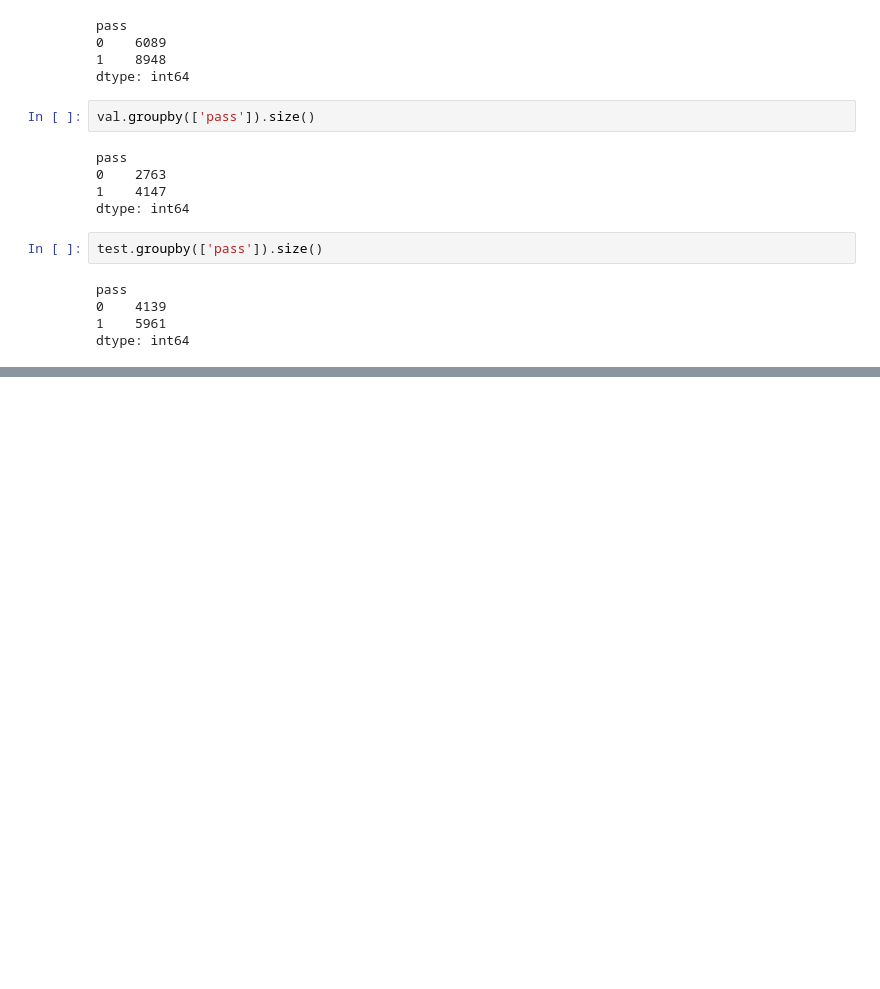
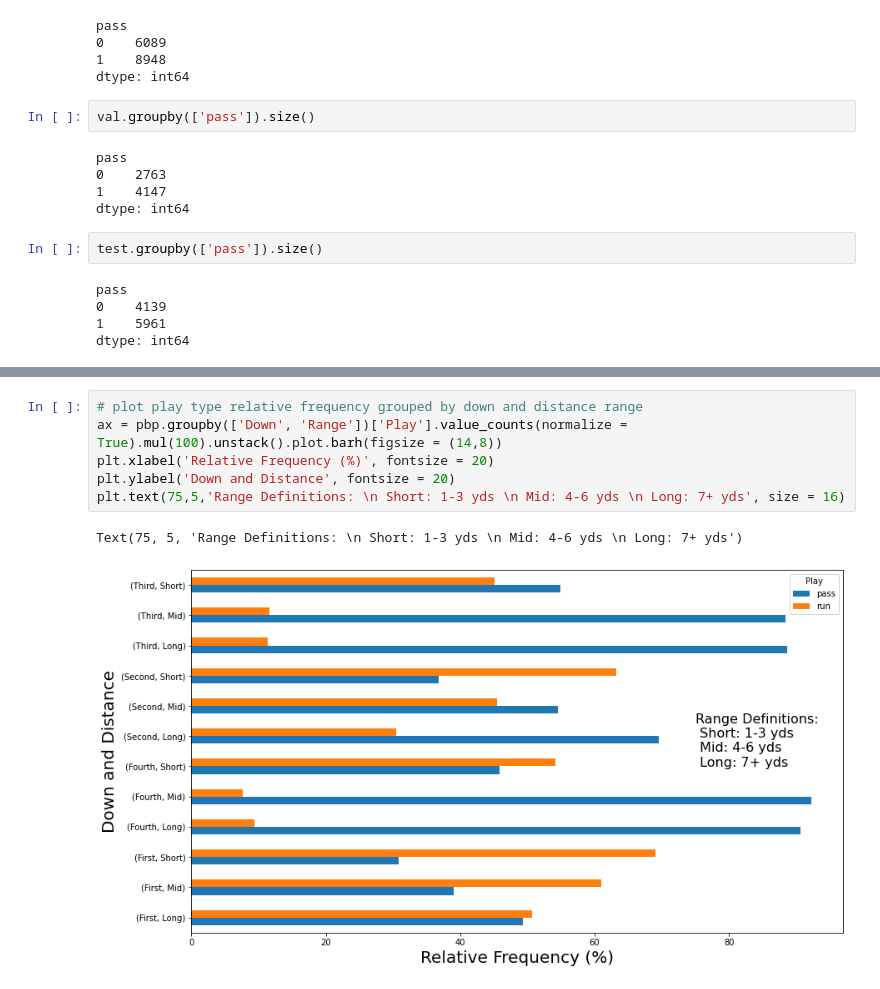
Before and after one commit to joeDirector/NFL-Play-Call-Prediction-with-LSTM-Neural-Netowrks, a Jupyter notebook: src/visualizations.ipynb, the cells around one changed output, grey strips where cells are left out. Saved outputs shown, nothing was run; the diff lists cells and outputs as text; blank space fills up the shorter version.

```diff
--- a/src/visualizations.ipynb
+++ b/src/visualizations.ipynb
@@ -43,0 +100,9 @@ dtype: int64
+# %%
+# plot play type relative frequency grouped by down and distance range
+ax = pbp.groupby(['Down', 'Range'])['Play'].value_counts(normalize = True).mul(100).unstack().plot.barh(figsize = (14,8))
+plt.xlabel('Relative Frequency (%)', fontsize = 20)
+plt.ylabel('Down and Distance', fontsize = 20)
+plt.text(75,5,'Range Definitions: \n Short: 1-3 yds \n Mid: 4-6 yds \n Long: 7+ yds', size = 16)
+# %% [output]
+Text(75, 5, 'Range Definitions: \n Short: 1-3 yds \n Mid: 4-6 yds \n Long: 7+ yds')
+[figure, added]
```
Also changed, not shown: parts of 17 cells of this notebook, 12 other files.
